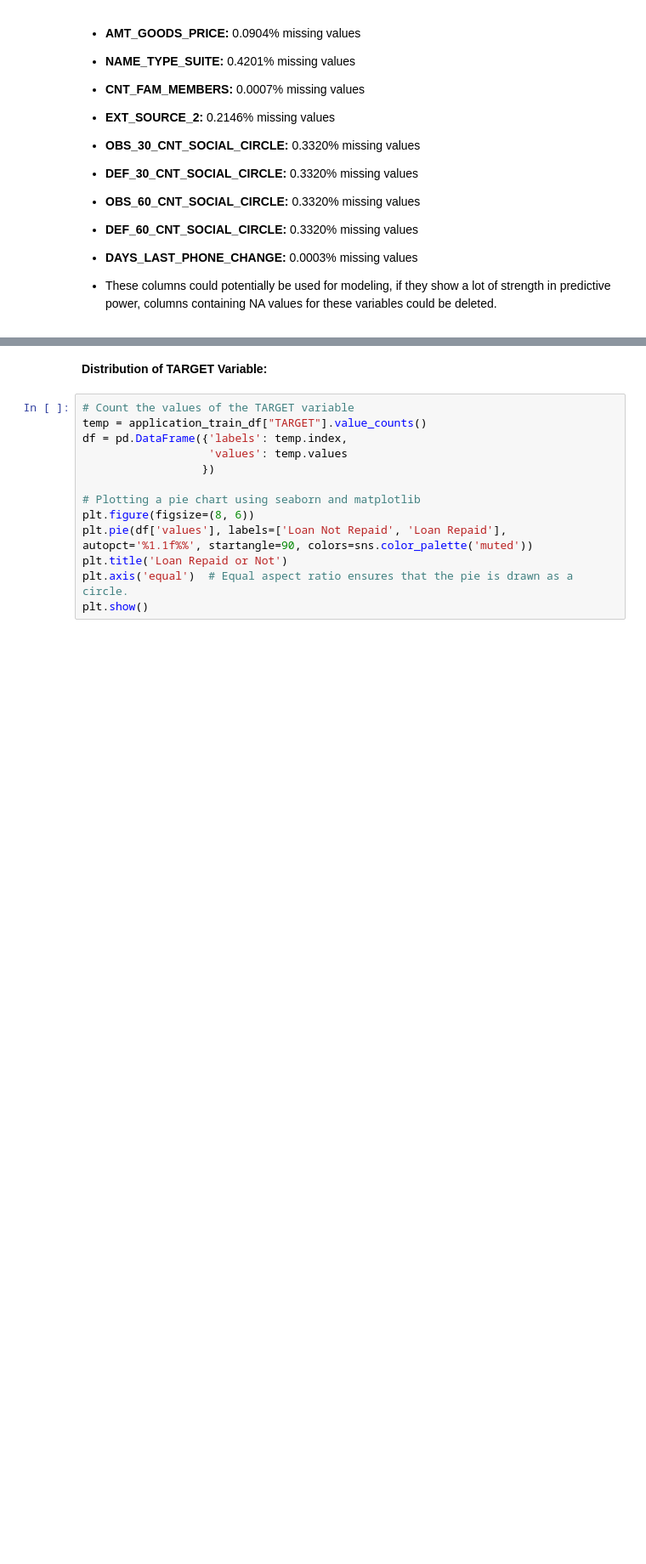
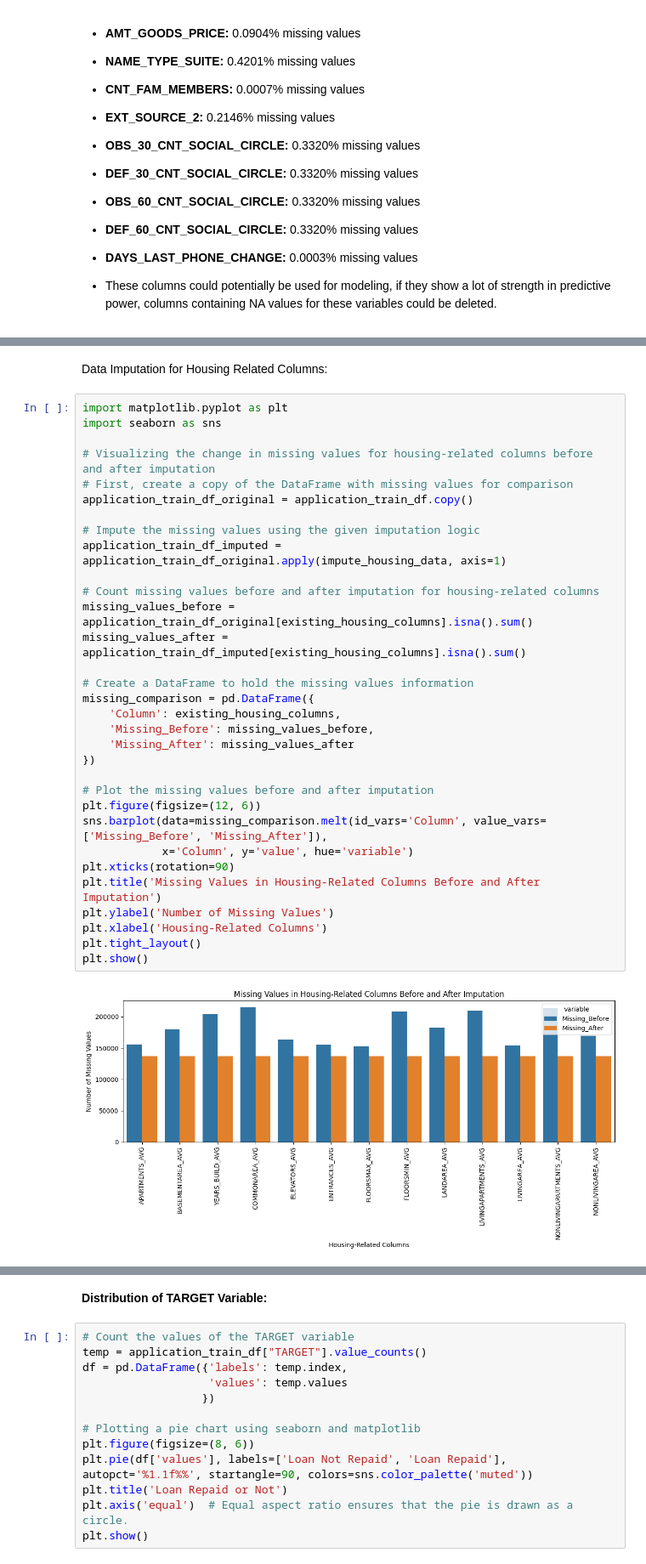
Before and after one commit to mattjohnescu/Practice-Capstone-Project, a Jupyter notebook: EDA Notebook.ipynb, the cells around one changed output, grey strips where cells are left out. Shown: that part at 85% size. Cells and saved outputs as stored; diff of their text form; blank space fills up the shorter version.

```diff
--- a/EDA Notebook.ipynb
+++ b/EDA Notebook.ipynb
@@ -385,0 +460,36 @@ All of these variables are related to housing characteristics and may have missi
+# %% [markdown]
+Data Imputation for Housing Related Columns:
+# %%
+import matplotlib.pyplot as plt
+import seaborn as sns
+
+# Visualizing the change in missing values for housing-related columns before and after imputation
+# First, create a copy of the DataFrame with missing values for comparison
+application_train_df_original = application_train_df.copy()
+
+# Impute the missing values using the given imputation logic
+application_train_df_imputed = application_train_df_original.apply(impute_housing_data, axis=1)
+
+# Count missing values before and after imputation for housing-related columns
+missing_values_before = application_train_df_original[existing_housing_columns].isna().sum()
+missing_values_after = application_train_df_imputed[existing_housing_columns].isna().sum()
+
+# Create a DataFrame to hold the missing values information
+missing_comparison = pd.DataFrame({
+    'Column': existing_housing_columns,
+    'Missing_Before': missing_values_before,
+    'Missing_After': missing_values_after
+})
+
+# Plot the missing values before and after imputation
+plt.figure(figsize=(12, 6))
+sns.barplot(data=missing_comparison.melt(id_vars='Column', value_vars=['Missing_Before', 'Missing_After']),
+            x='Column', y='value', hue='variable')
+plt.xticks(rotation=90)
+plt.title('Missing Values in Housing-Related Columns Before and After Imputation')
+plt.ylabel('Number of Missing Values')
+plt.xlabel('Housing-Related Columns')
+plt.tight_layout()
+plt.show()
+# %% [output]
+[figure, added]
```
Also changed, not shown: parts of 14 cells of this notebook.
